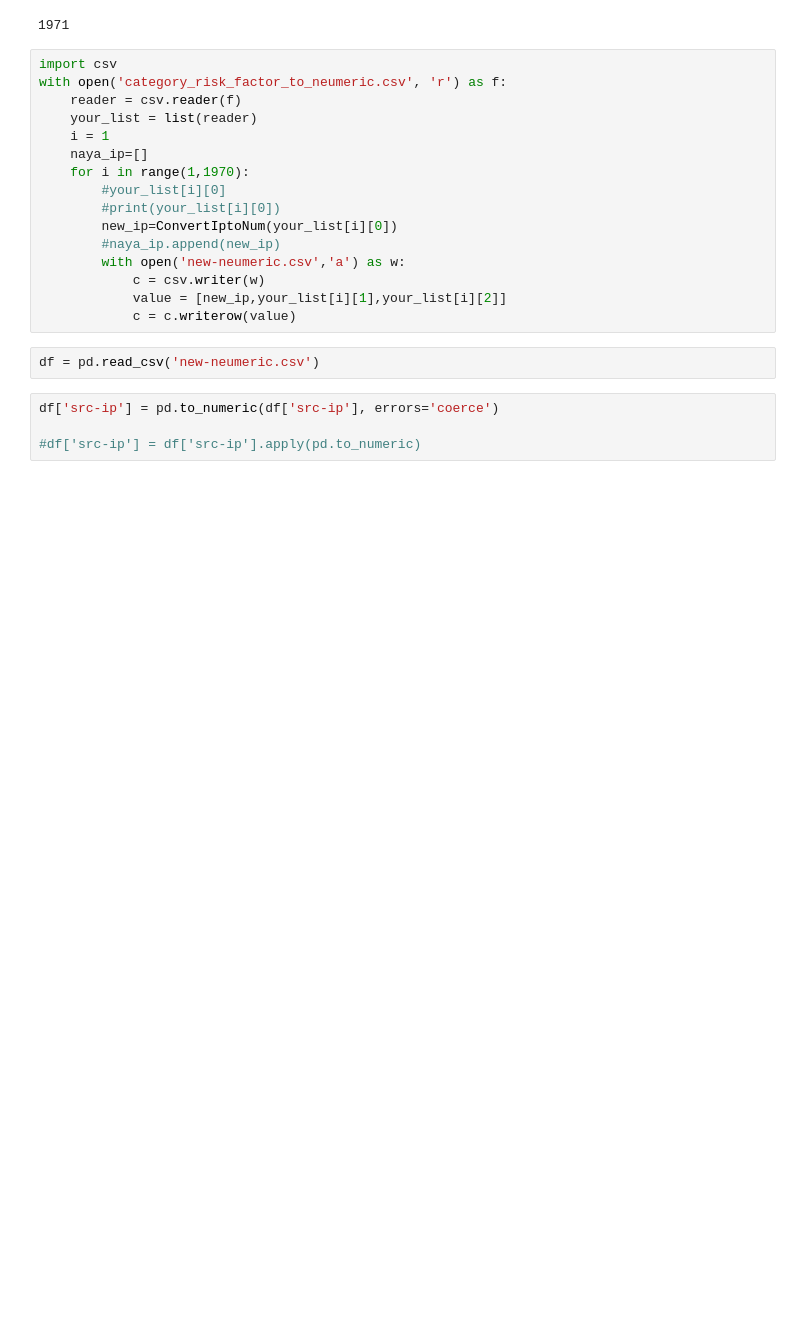
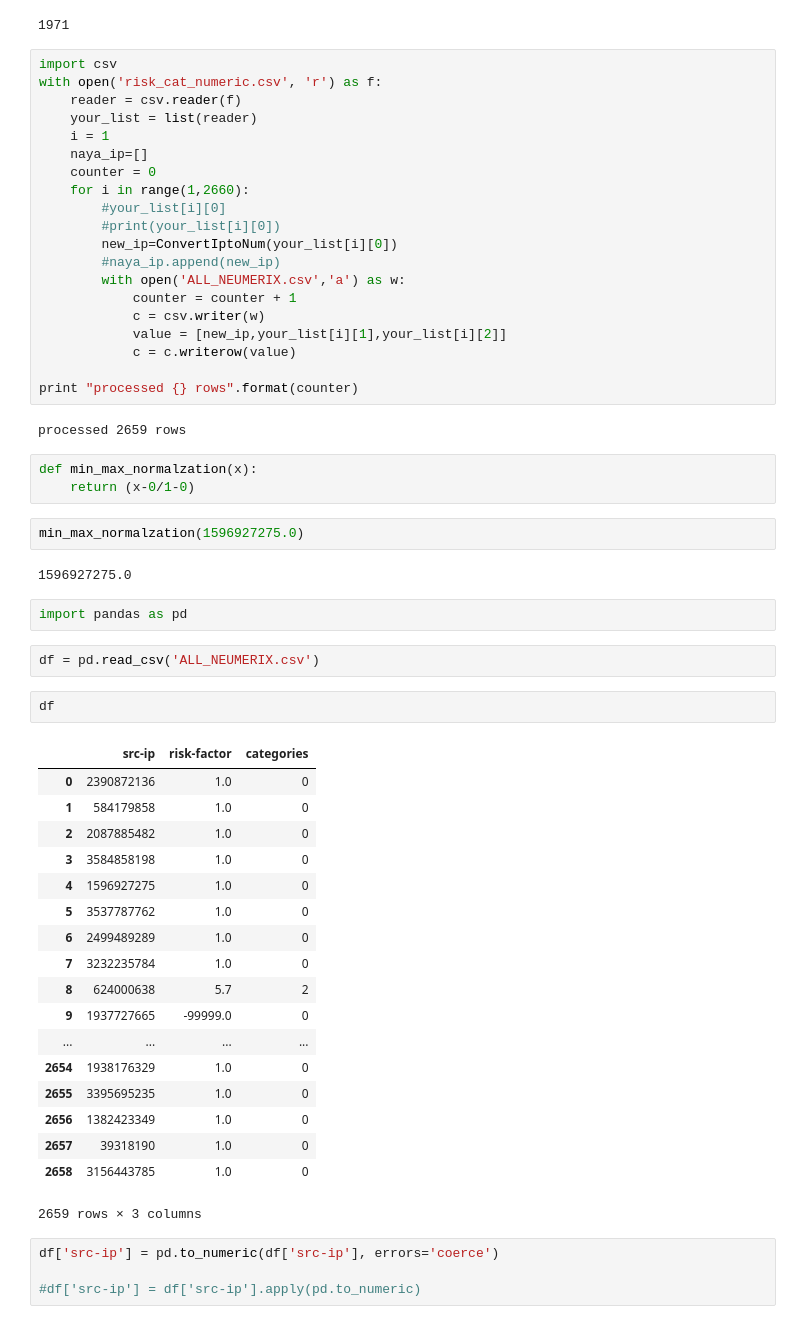
Before and after one commit to shradhaN/Major-Project, a Jupyter notebook: Convert Ip to Num.ipynb, the cells around one changed output. Saved outputs shown, nothing was run; the diff lists cells and outputs as text; blank space fills up the shorter version.

```diff
--- a/Convert Ip to Num.ipynb
+++ b/Convert Ip to Num.ipynb
@@ -73,22 +91,58 @@ len(your_list)
 1971
 # %%
 import csv
-with open('category_risk_factor_to_neumeric.csv', 'r') as f:
+with open('risk_cat_numeric.csv', 'r') as f:
     reader = csv.reader(f)
     your_list = list(reader)
     i = 1
     naya_ip=[]
-    for i in range(1,1970):
+    counter = 0
+    for i in range(1,2660):
         #your_list[i][0]
         #print(your_list[i][0])
         new_ip=ConvertIptoNum(your_list[i][0])
         #naya_ip.append(new_ip)
-        with open('new-neumeric.csv','a') as w:
+        with open('ALL_NEUMERIX.csv','a') as w:
+            counter = counter + 1
             c = csv.writer(w)
             value = [new_ip,your_list[i][1],your_list[i][2]]
             c = c.writerow(value)
+
+print "processed {} rows".format(counter)
+# %% [output]
+processed 2659 rows
+# %%
+def min_max_normalzation(x):
+    return (x-0/1-0)
+# %%
+min_max_normalzation(1596927275.0)
+# %% [output]
+1596927275.0
+# %%
+import pandas as pd
 # %%
-df = pd.read_csv('new-neumeric.csv')
+df = pd.read_csv('ALL_NEUMERIX.csv')
+# %%
+df
+# %% [output]
+|  | src-ip | risk-factor | categories |
+| 0 | 2390872136 | 1.0 | 0 |
+| 1 | 584179858 | 1.0 | 0 |
+| 2 | 2087885482 | 1.0 | 0 |
+| 3 | 3584858198 | 1.0 | 0 |
+| 4 | 1596927275 | 1.0 | 0 |
+| 5 | 3537787762 | 1.0 | 0 |
+| 6 | 2499489289 | 1.0 | 0 |
+| 7 | 3232235784 | 1.0 | 0 |
+| 8 | 624000638 | 5.7 | 2 |
+| 9 | 1937727665 | -99999.0 | 0 |
+| ... | ... | ... | ... |
+| 2654 | 1938176329 | 1.0 | 0 |
+| 2655 | 3395695235 | 1.0 | 0 |
+| 2656 | 1382423349 | 1.0 | 0 |
+| 2657 | 39318190 | 1.0 | 0 |
+| 2658 | 3156443785 | 1.0 | 0 |
+2659 rows × 3 columns
 # %%
 df['src-ip'] = pd.to_numeric(df['src-ip'], errors='coerce')
 
```
Also changed, not shown: parts of 14 cells of this notebook, 41 other files.
